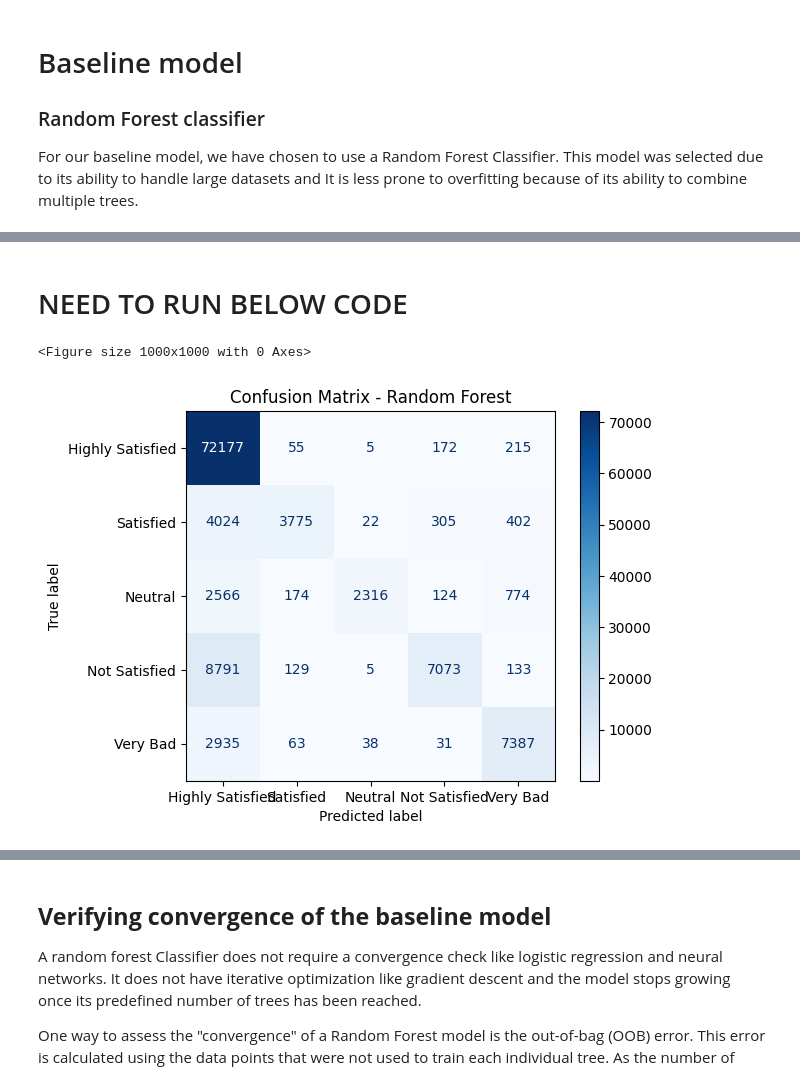
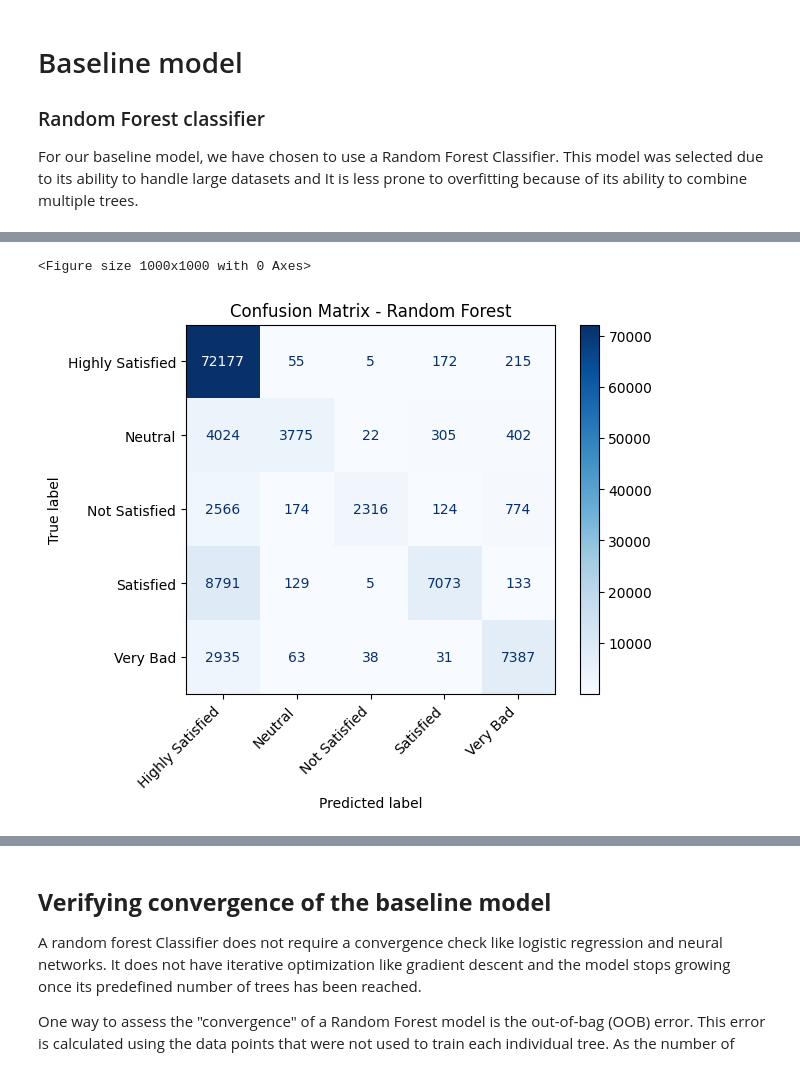
Before and after one commit to sambhukalaga27/lab2_ML_NN, a Jupyter notebook: sai_lab2_final - Copy.ipynb, the cells around one changed output, grey strips where cells are left out. Cells and saved outputs as stored; diff of their text form; code cells hidden in the pictures.

```diff
--- a/sai_lab2_final - Copy.ipynb
+++ b/sai_lab2_final - Copy.ipynb
@@ -450,26 +446,27 @@ While the Random Forest classifier provides a strong baseline performance (81.56
-# %% [markdown]
-# NEED TO RUN BELOW CODE
 # %%
 import matplotlib.pyplot as plt
 from sklearn import metrics
 
 # figure size
 plt.figure(figsize=(10, 10))
 
 # confusion matrix for the random forest classifier
 confusion_matrix_rf = metrics.confusion_matrix(y_test, rf_preds)
 
-# Define class labels
-class_labels = ["Highly Satisfied", "Neutral", "Not Satisfied", "Satisfied", "Very Bad"]
+# Extract the correct class labels from LabelEncoder
+class_labels = label_encoder.classes_  # Ensure correct order
 
 # display confusion matrix
 rf_display = metrics.ConfusionMatrixDisplay(confusion_matrix=confusion_matrix_rf, display_labels=class_labels)
 rf_display.plot(cmap="Blues", values_format="d")
 
+# alter the labels so that the bottom labels do not stack on top of each other
+plt.xticks(ticks=range(len(class_labels)), labels=class_labels, rotation=45, ha="right")
+plt.yticks(ticks=range(len(class_labels)), labels=class_labels)
 
 plt.title("Confusion Matrix - Random Forest")
 plt.show()
 # %% [output]
 <Figure size 1000x1000 with 0 Axes>
-[figure, old version]
+[figure, new version]
 # %% [markdown]
```
Also changed, not shown: parts of 18 cells of this notebook, 1 other file.
